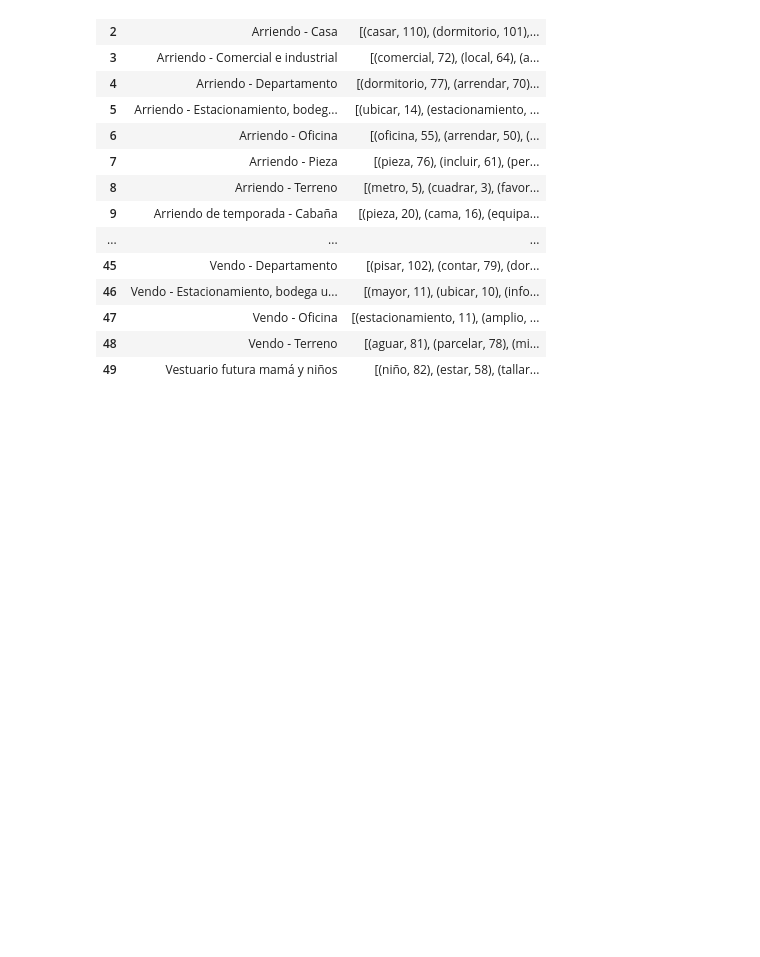
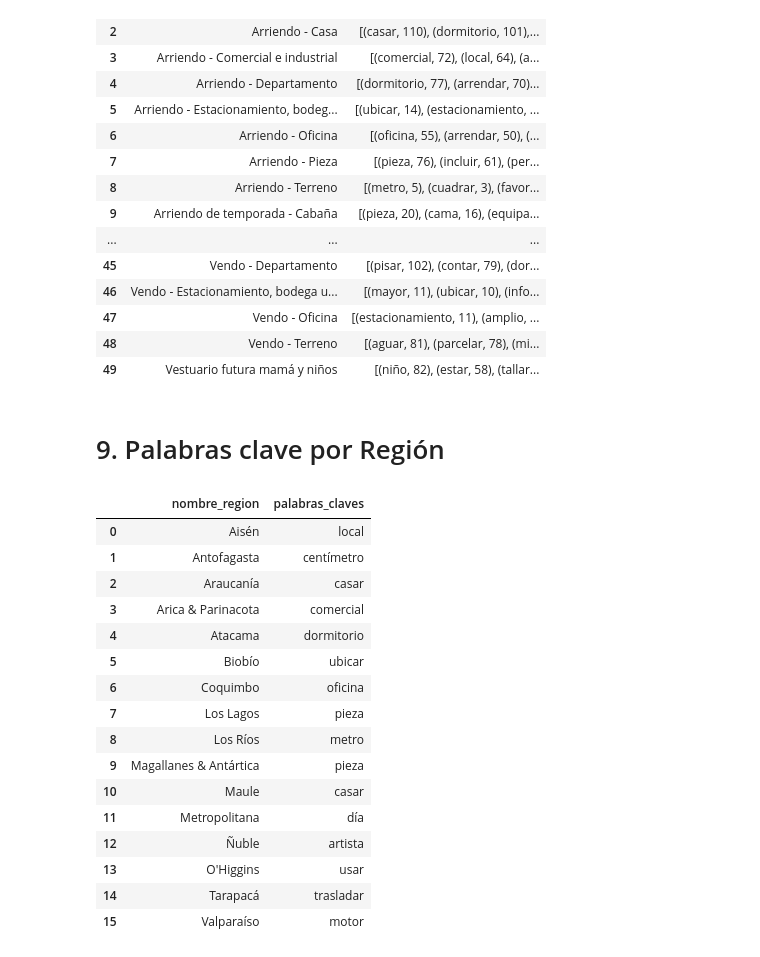
Before and after one commit to razorbackdb/Tarea-INFO133, a Jupyter notebook: Caso_de_estudio_Yapo_2.ipynb, the cells around one changed output. Cells and saved outputs as stored; diff of their text form; code cells hidden in the pictures; blank space fills up the shorter version.

```diff
--- a/Caso_de_estudio_Yapo_2.ipynb
+++ b/Caso_de_estudio_Yapo_2.ipynb
@@ -628,3 +628,41 @@ dfc.drop(columns="texto")
 | 47 | Vendo - Oficina | [(estacionamiento, 11), (amplio, ... |
 | 48 | Vendo - Terreno | [(aguar, 81), (parcelar, 78), (mi... |
 | 49 | Vestuario futura mamá y niños | [(niño, 82), (estar, 58), (tallar... |
+# %% [markdown]
+# 9. Palabras clave por Región
+# %%
+sql = "SELECT nombre_region, GROUP_CONCAT(descripcion) as texto FROM vendedor JOIN anuncio USING (id_vendedor) GROUP BY nombre_region;"
+cursor.execute(sql)
+dfr = DataFrame(cursor.fetchall())
+dfr.columns = cursor.column_names
+# %%
+dfr["palabras_claves"] = pd.Series("", index=dfr.index)
+# %%
+for i in dfr.index:
+    doc = nlp(dfc["texto"][i])
+    temp = []
+    for token in doc:
+        if(token.pos_ == "VERB" or token.pos_ == "NOUN" or token.pos_ == "ADJ"):
+            temp.append(token.lemma_)
+    counts = Counter(temp)
+    counts.most_common(10)
+    dfr["palabras_claves"][i] = counts.most_common(1)[0][0]
+dfr.drop(columns="texto")
+# %% [output]
+|  | nombre_region | palabras_claves |
+| 0 | Aisén | local |
+| 1 | Antofagasta | centímetro |
+| 2 | Araucanía | casar |
+| 3 | Arica & Parinacota | comercial |
+| 4 | Atacama | dormitorio |
+| 5 | Biobío | ubicar |
+| 6 | Coquimbo | oficina |
+| 7 | Los Lagos | pieza |
+| 8 | Los Ríos | metro |
+| 9 | Magallanes & Antártica | pieza |
+| 10 | Maule | casar |
+| 11 | Metropolitana | día |
+| 12 | Ñuble | artista |
+| 13 | O'Higgins | usar |
+| 14 | Tarapacá | trasladar |
+| 15 | Valparaíso | motor |
```
Also changed, not shown: parts of 7 cells of this notebook.
